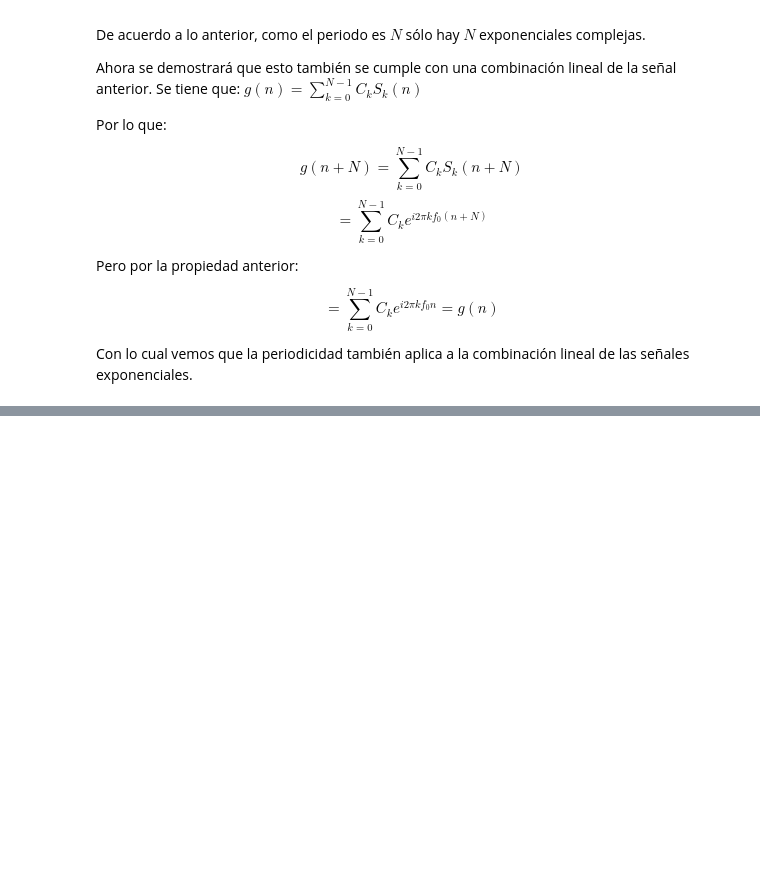
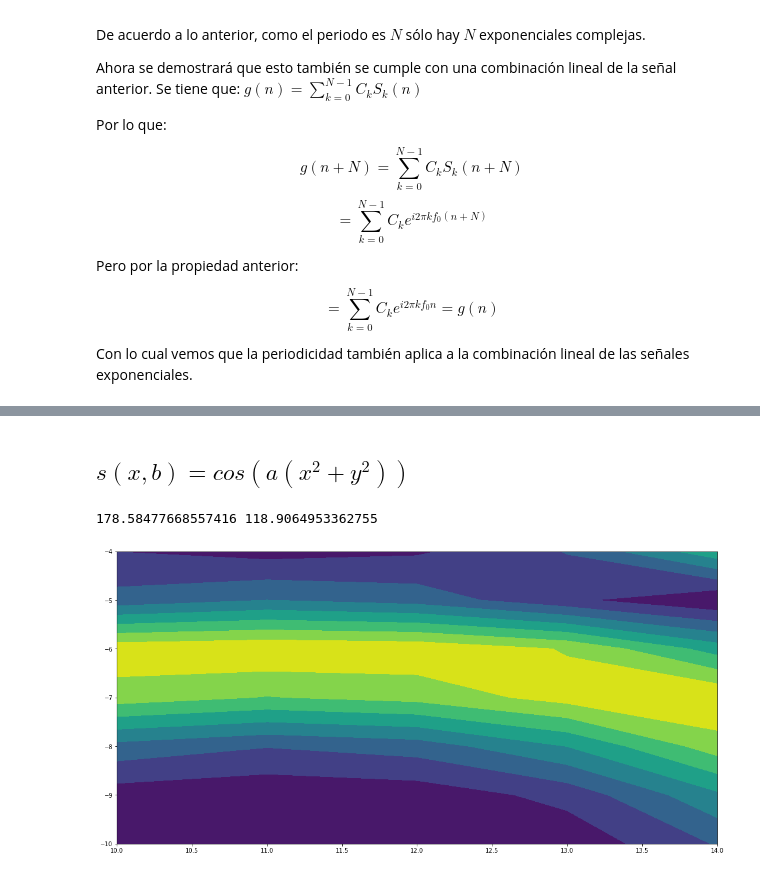
Before and after one commit to ericksav21/Maestria, a Jupyter notebook: Semestre 2/Procesamiento de señales/Tarea 5/Muestreo de una señal continua.ipynb, the cells around one changed output, grey strips where cells are left out. Cells and saved outputs as stored; diff of their text form; code cells hidden in the pictures; blank space fills up the shorter version.

```diff
--- a/Semestre 2/Procesamiento de señales/Tarea 5/Muestreo de una señal continua.ipynb
+++ b/Semestre 2/Procesamiento de señales/Tarea 5/Muestreo de una señal continua.ipynb
@@ -92,0 +114,47 @@ Text(0.5,1,'Muestro de la función $y = cos(at^2)$')
+# %% [markdown]
+## $s(x, b) = cos(a(x^2 + y^2))$
+# %%
+def f(x, y, a):
+    return np.cos(a * (x * x + y * y))
+
+def par_derivative_x(x, y, a):
+    return -2.0 * a *  x * np.sin(a * (x * x + y * y))
+
+def par_derivative_y(x, y, a):
+    return -2.0 * a *  y * np.sin(a * (x * x + y * y))
+
+def fs_max_xy(x0, x1, y0, y1, a, n):
+    x = get_domain(x0, x1, n)
+    y = get_domain(y0, y1, n)
+    zx = par_derivative_x(x, y, a)
+    zy = par_derivative_y(x, y, a)
+
+    return max(zx), max(zy)
+
+def create_graph_xy(x0, x1, y0, y1, a):
+    #Obtener la frecuencia de muestreo
+    Fs_x, Fs_y = fs_max_xy(x0, x1, y0, y1, a, 1000)
+    print(Fs_x * 2.0, Fs_y * 2.0)
+    Tx = 1.0 / (2.0 * Fs_x)
+    Ty = 1.0 / (2.0 * Fs_y)
+    x = np.arange(x0, x1, 1.0)
+    y = np.arange(y0, y1, 1.0)
+    X, Y = np.meshgrid(x, y)
+    Z = f(X, Y, a)
+
+    fig = plt.figure(figsize = (40, 20))
+    ax = fig.add_subplot(221)
+    ax.contourf(X, Y, Z)
+    #cset = ax.contour(Z, np.arange(-1, 1.5, 0.2), linewidths = 2, cmap = cm.Set2)
+
+a = 3.0
+x0 = 10
+x1 = 15
+y0 = -10
+y1 = -3
+
+
+create_graph_xy(x0, x1, y0, y1, a)
+# %% [output]
+178.58477668557416 118.9064953362755
+[figure, added]
```
Also changed, not shown: parts of 5 cells of this notebook, 5 other files.
